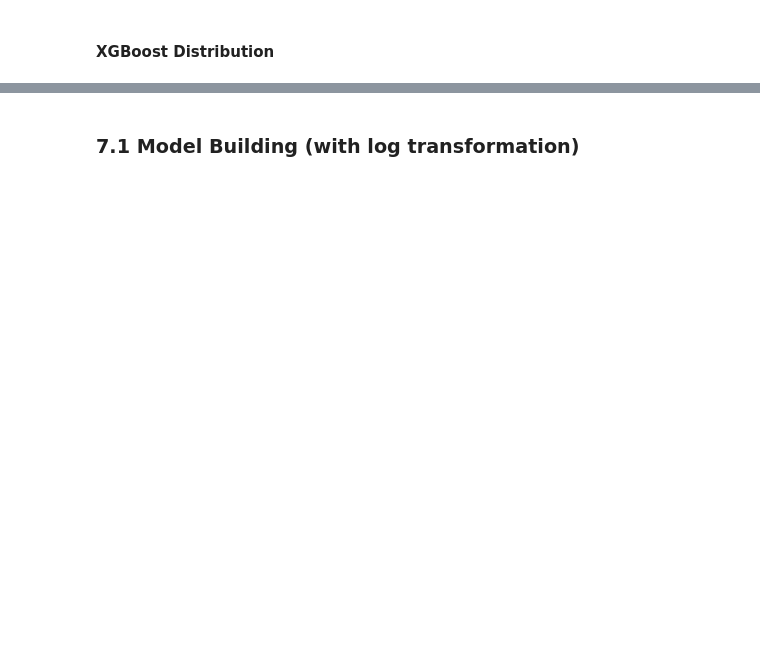
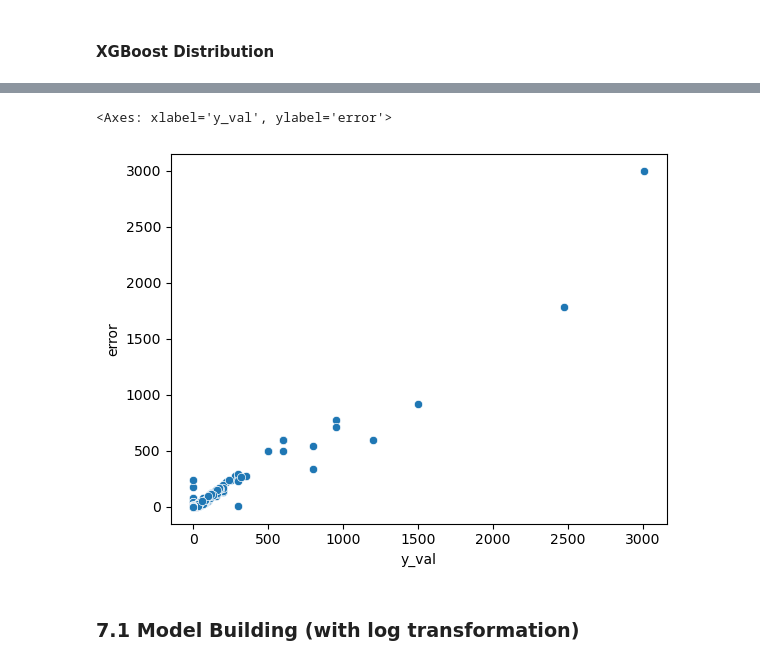
Before and after one commit to woobrandon/DSA3101-Potato-Wedges, a Jupyter notebook: SubgroupB/DemandForecasting.ipynb, the cells around one changed output, grey strips where cells are left out. Saved outputs shown, nothing was run; the diff lists cells and outputs as text; code cells hidden in the pictures; blank space fills up the shorter version.

```diff
--- a/SubgroupB/DemandForecasting.ipynb
+++ b/SubgroupB/DemandForecasting.ipynb
@@ -799,15 +680,18 @@ The MAE is a lot lower than the RMSE and the distribution of validation error is
+# %%
+def rmse_xgbd(y_true, y_pred):
+    return np.sqrt(mean_squared_error(y_true, y_pred[0]))
+
+rmse_scorer_xgbd = make_scorer(rmse_xgbd, greater_is_better=False)
 # %%
-from xgboost_distribution import XGBDistribution
-
 param_grid = {
-    'max_depth': [15, 20, 25],
-    'colsample_bytree': [0.7, 0.8, 0.9],
-    'subsample': [0.7, 0.8, 0.9],
-    'n_estimators': [150, 200]
+    'max_depth': [20, 25],
+    'subsample': [0.8, None],
+    'n_estimators': [150, 200],
+    'gamma': [0.9, 0.95, 1]
 }
 
-xgbd = XGBDistribution(distribution = 'negative_binomial', random_state = 123, objective = "reg:squarederror")
+xgbd = XGBDistribution(distribution = 'poisson', random_state = 123, gamma = 0.95, reg_lambda = 5, learning_rate = 0.01)
 
 xgbd_grid_search = GridSearchCV(estimator = xgbd, param_grid = param_grid,
-                          cv = 5, n_jobs = -1, verbose = 2, scoring = rmse_scorer)
+                          cv = 5, n_jobs = -1, verbose = 2, scoring = rmse_scorer_xgbd)
 xgbd_grid_search.fit(X_train_rfecv, y_train)
@@ -816,21 +698,22 @@ ModuleNotFoundError: No module named 'xgboost_distribution'
 # %%
-from xgboost_distribution import XGBDistribution
+# xgbd_best_model = XGBDistribution(distribution = 'poisson', random_state = 123,
+#                                   gamma = 1, reg_lambda = 5,
+#                                   learning_rate = 0.01, max_depth = 20, n_estimators = 150, subsample = None)
+# xgbd_best_model.fit(X_train_rfecv, y_train)
 
-xgbd_best_model = XGBDistribution(distribution = 'negative_binomial', random_state = 123, objective = "reg:squarederror",
-                                  colsample_by_tree = 0.7, gamma = 0.95, reg_lambda = 5,
-                                  learning_rate = 0.01, max_depth = 20, n_estimators = 200, subsample = 0.8)
-xgbd_best_model.fit(X_train_rfecv, y_train)
+print(f'Chosen hyperparameters: {xgbd_grid_search.best_params_}')
+# print(f'Preset hyperparameters: {xgbd.get_params()}')
+xgbd_best_model = xgbd_grid_search.best_estimator_
+# print(xgbd_best_model_cv.get_params())
+# print(xgbd_best_model.get_params())
 
-# print(f'Chosen hyperparameters: {xgbd_grid_search.best_params_}')
-# xgbd_best_model = xgbd_grid_search.best_estimator_
-
-y_train_pred = xgbd_best_model.predict(X_train_rfecv)[:,0]
+y_train_pred = xgbd_best_model.predict(X_train_rfecv)[0]
 train_errors = abs(y_train - y_train_pred)
 print(f'Train RMSE: {round(mean_squared_error(y_train, y_train_pred, squared = False), 2)}')
 print(f'Train MAE: {round(np.mean(abs(y_train - y_train_pred)), 2)}')
 
 
-y_val_pred = xgbd_best_model.predict(X_val_rfecv)[:,0]
+y_val_pred = xgbd_best_model.predict(X_val_rfecv)[0]
 val_errors = abs(y_val - y_val_pred)
 print(f'Validation RMSE: {round(mean_squared_error(y_val, y_val_pred, squared = False), 2)}')
 print(f'Validation MAE: {round(np.mean(abs(y_val - y_val_pred)), 2)}')
@@ -846,2 +744,8 @@ ModuleNotFoundError: No module named 'xgboost_distribution'
+# %%
+error_qty_df = pd.DataFrame({'y_val': y_val, 'error': abs(y_val_pred - y_val)})
+sns.scatterplot(data = error_qty_df, x = 'y_val', y = 'error')
+# %% [output]
+<Axes: xlabel='y_val', ylabel='error'>
+[figure, added]
 # %% [markdown]
 ### 7.1 Model Building (with log transformation)
```
Also changed, not shown: parts of 20 cells of this notebook.
